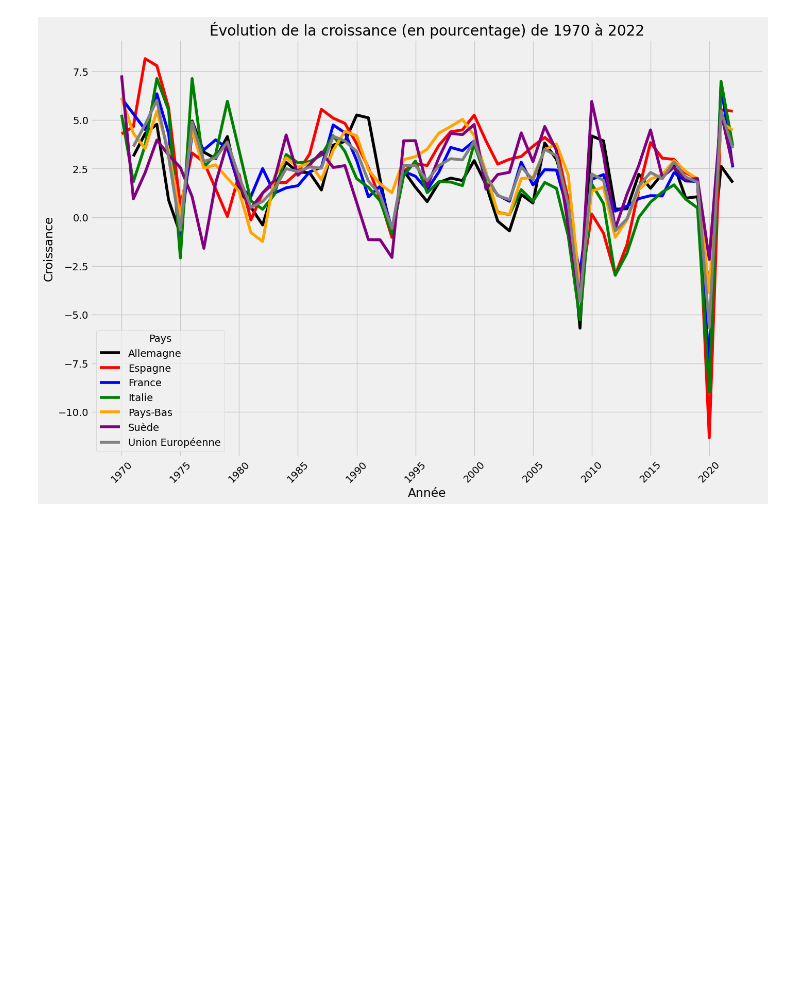
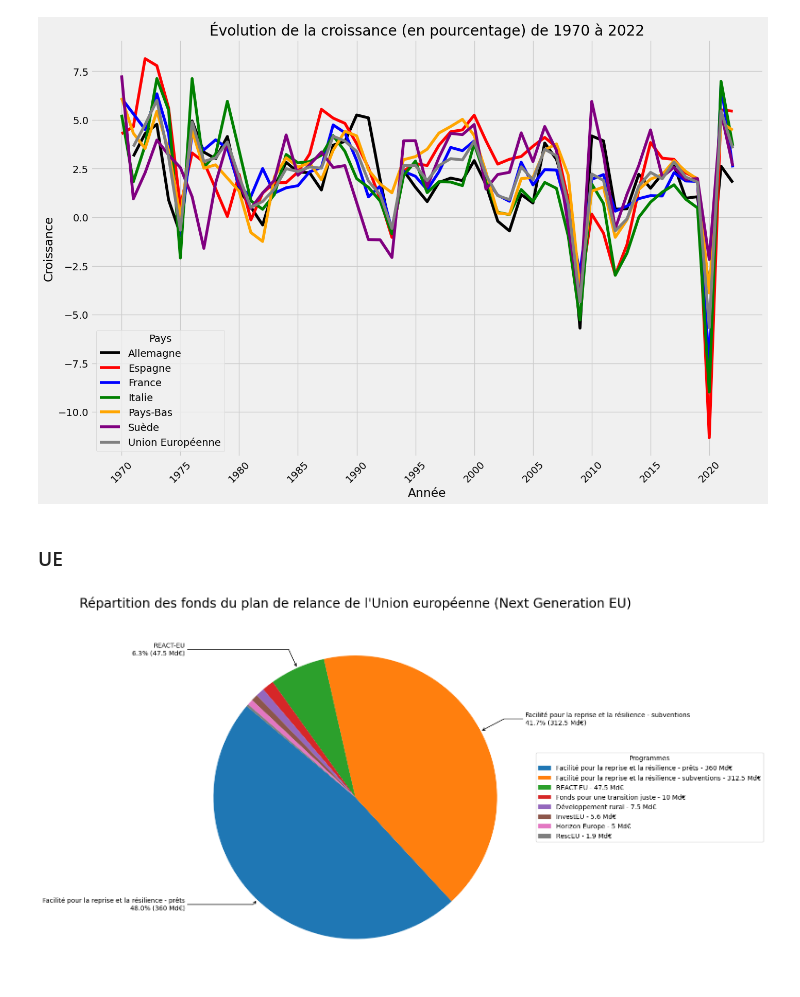
Before and after one commit to louis-sanna-eki/graph-generation, a Jupyter notebook: notebooks/examples.ipynb, the cells around one changed output. Drawn from its saved outputs; the diff is of its cells as text; code cells hidden in the pictures; blank space fills up the shorter version.

```diff
--- a/notebooks/examples.ipynb
+++ b/notebooks/examples.ipynb
@@ -222,3 +222,72 @@ plt.xticks(np.arange(0, len(years), 5), years[::5], rotation=45)
 plt.show()
 # %% [output]
 [figure]
+# %% [markdown]
+### UE
+# %%
+import matplotlib.pyplot as plt
+import numpy as np
+
+# Données des programmes du plan de relance de l'UE
+programmes = {
+    'Facilité pour la reprise et la résilience - prêts': 360,
+    'Facilité pour la reprise et la résilience - subventions': 312.5,
+    'REACT-EU': 47.5,
+    'Fonds pour une transition juste': 10,
+    'Développement rural': 7.5,
+    'InvestEU': 5.6,
+    'Horizon Europe': 5,
+    'RescEU': 1.9
+}
+
+# Calcul du total des fonds pour obtenir les pourcentages
+total_fonds = sum(programmes.values())
+
+# Calcul des pourcentages de chaque programme dans le total
+pourcentages = {programme: (montant / total_fonds) * 100 for programme, montant in programmes.items()}
+
+# Définition des couleurs pour chaque segment du diagramme
+colors = [
+    '#1f77b4', '#ff7f0e', '#2ca02c', '#d62728',
+    '#9467bd', '#8c564b', '#e377c2', '#7f7f7f'
+]
+
+# Configuration de la taille du graphique
+fig, ax = plt.subplots(figsize=(12, 10))
+
+# Création du diagramme circulaire
+wedges, texts = ax.pie(
+    pourcentages.values(),
+    startangle=140,
+    colors=colors
+)
+
+# Filtrage des étiquettes pour ceux avec 5% ou plus et ajout des valeurs absolues
+filtered_labels = {k: f"{k}\n{v:.1f}% ({programmes[k]} Md€)" if v >= 5 else '' for k, v in pourcentages.items()}
+
+# Ajout des étiquettes extérieures pour les segments représentant 5% ou plus
+for i, p in enumerate(wedges):
+    ang = (p.theta2 - p.theta1)/2. + p.theta1
+    y = np.sin(np.deg2rad(ang))
+    x = np.cos(np.deg2rad(ang))
+    horizontalalignment = {-1: "right", 1: "left"}[int(np.sign(x))]
+    connectionstyle = f"angle,angleA=0,angleB={ang}"
+    if pourcentages[list(programmes.keys())[i]] >= 5: # Seulement pour les valeurs >= 5%
+        ax.annotate(filtered_labels[list(programmes.keys())[i]], xy=(x, y), xytext=(1.2*np.sign(x), 1.1*y),
+                    horizontalalignment=horizontalalignment,
+                    arrowprops=dict(arrowstyle="->", connectionstyle=connectionstyle))
+
+# Construction de la légende complète séparément avec les noms des programmes et les montants en milliards d'euros
+legend_labels = [f"{name} - {value} Md€" for name, value in programmes.items()]
+ax.legend(wedges, legend_labels, title="Programmes", loc="center left", bbox_to_anchor=(1, 0, 0.5, 1))
+
+# Appliquer le thème "fivethirtyeight"
+plt.style.use('fivethirtyeight')
+
+# Ajout du titre
+ax.set_title('Répartition des fonds du plan de relance de l\'Union européenne (Next Generation EU)', pad=20)
+
+# Affichage du diagramme
+plt.show()
+# %% [output]
+[figure, added]
```
Also changed, not shown: parts of 1 cell of this notebook.
